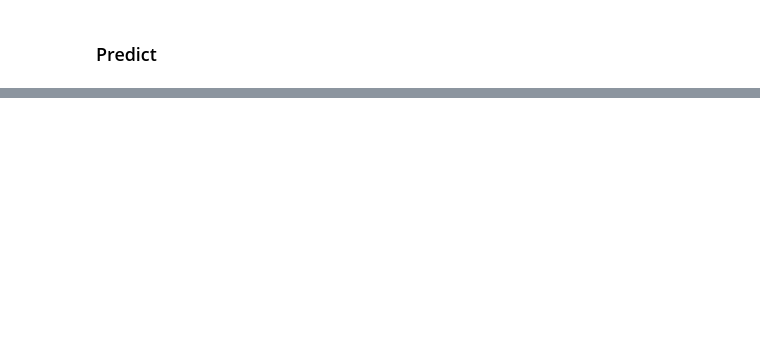
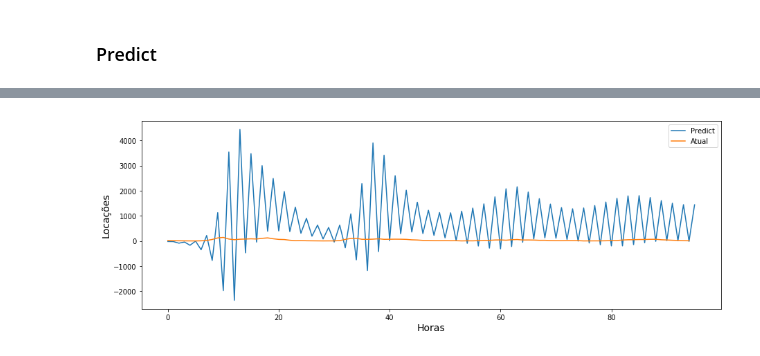
Before and after one commit to henriquelavez/mdc-Chicago-Divvy-Bicycle-Sharing-Data, a Jupyter notebook: Bike_v2.2_tsg.ipynb, the cells around one changed output, grey strips where cells are left out. Saved outputs shown, nothing was run; the diff lists cells and outputs as text; code cells hidden in the pictures; blank space fills up the shorter version.

```diff
--- a/Bike_v2.2_tsg.ipynb
+++ b/Bike_v2.2_tsg.ipynb
@@ -285,0 +255,41 @@ NameError: name 'testX_' is not defined
+# %%
+#Quantidade de itens para o set inicial (número de horas: 24)
+batch_size=1
+time_steps=24
+
+#Inicialização vetor que armazenará as 24 iniciais
+predX = []
+
+#N itens do set de test (time_steps)
+predX = test[:(time_steps+batch_size)]
+np.array(predX)
+
+#Loop para alimentar o predict
+for i in range(len(test)-time_steps):
+    #Criando generator sempre com as ultimas 25 horas do array
+    testGenerator_ = TimeseriesGenerator(predX[-(time_steps+batch_size):,],  predX[-(time_steps+batch_size):,],
+                               length=time_steps, sampling_rate=1,
+                               batch_size=batch_size)
+    #Predict das ultimas 25 horas
+    mpred_lp = model.predict_generator(testGenerator_)
+    #Concatenação da hora prevista(1 saida apenas)
+    predX = np.append(predX, [mpred_lp])
+    predX = np.reshape(predX, (predX.shape[0], 1))
+
+
+#Removendo as 24 horas iniciais do set de teste
+predX = predX[time_steps+batch_size:]
+
+#Convertendo para valor não normalizado
+predX_inverse = f_norm.inverse_transform(predX.reshape(-1, 1))
+
+#Gráfico
+plt.figure(figsize = (15, 5))
+plt.plot(predX_inverse, label='Predict')
+plt.plot(testY_inverse[time_steps+batch_size:,], label='Atual')
+plt.xlabel('Horas', fontsize=14)
+plt.ylabel('Locações', fontsize=14)
+plt.legend()
+plt.show()
+# %% [output]
+[figure, added]
```
Also changed, not shown: parts of 12 cells of this notebook, 2 other files.
